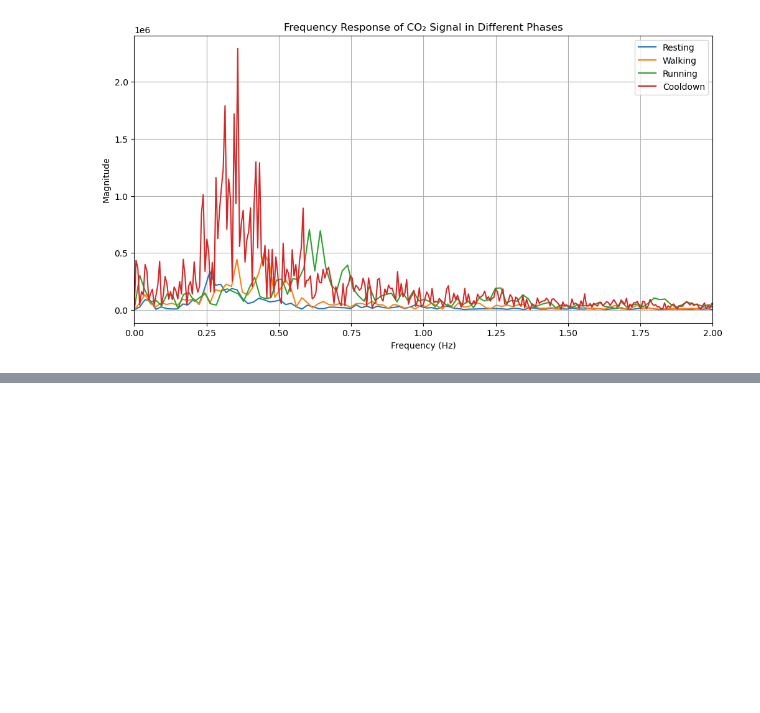
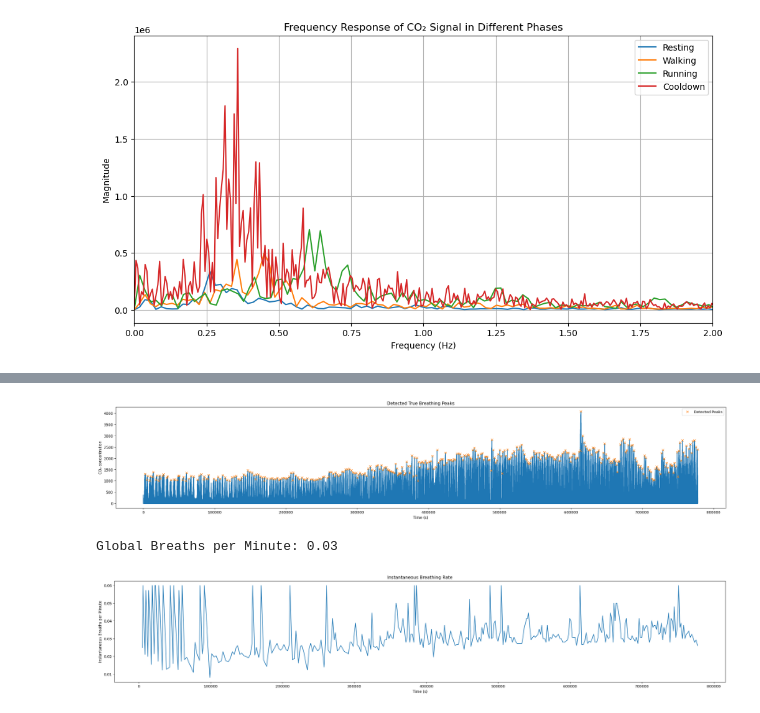
Before and after one commit to jayy-gan/fuzzy-invention, a Jupyter notebook: data-processing.ipynb, the cells around one changed output, grey strips where cells are left out. Cells and saved outputs as stored; diff of their text form; code cells hidden in the pictures; blank space fills up the shorter version.

```diff
--- a/data-processing.ipynb
+++ b/data-processing.ipynb
@@ -577,3 +523,8 @@ plt.xlim(0, 2)  # Breath signals are low frequency (0–2 Hz max typically)
 plt.show()
 # %% [output]
 [figure]
+# %%
+path="/Users/kaanborekci/Library/CloudStorage/OneDrive-NorthwesternUniversity/BME_390-1_Phrenic_Nerve/QUARTER 3/Data Analysis Code/log_11.csv"
+# %%
+df_29 = pd.read_csv(path)
+df_29
@@ -579,0 +545,50 @@ plt.show()
+# %%
+co2_signal = df_29["CO2"]
+time = df_29["Time(ms)"]
+# %%
+import pandas as pd
+import numpy as np
+import matplotlib.pyplot as plt
+from scipy.signal import find_peaks
+
+# Assuming your dataframe is already loaded as:
+# co2_df['time'] --> time in seconds
+# co2_df['co2']  --> CO2 concentration
+
+# 1. Detect Peaks directly on the raw CO2 signal, now with prominence
+prominence_value = 1000  # Adjust this based on your data
+peaks, _ = find_peaks(co2_signal, distance=100, prominence=prominence_value)
+# distance = 20 samples = 1 second minimum between peaks at 20 Hz
+
+# 2. Plot to verify peak detection
+plt.figure(figsize=(30, 5))  # Wider figure for stretched x-axis
+plt.plot(time, co2_signal)
+plt.plot(time.iloc[peaks], co2_signal.iloc[peaks], "x", label="Detected Peaks")
+plt.xlabel('Time (s)')
+plt.ylabel('CO₂ concentration')
+plt.title('Detected True Breathing Peaks')
+plt.legend()
+plt.show()
+
+# 3. Calculate Global BPM (breaths per minute)
+total_time_minutes = (time.iloc[-1] - time.iloc[0]) / 60
+total_breaths = len(peaks)
+bpm_global = total_breaths / total_time_minutes
+print(f"Global Breaths per Minute: {bpm_global:.2f}")
+
+# 4. Calculate Instantaneous BPM (optional)
+peak_times = time.iloc[peaks].values
+intervals_sec = np.diff(peak_times)  # time between peaks (seconds)
+instantaneous_bpm = 60 / intervals_sec  # convert to bpm
+
+# Plot instantaneous BPM (optional)
+plt.figure(figsize=(30,5))
+plt.plot(peak_times[1:], instantaneous_bpm)
+plt.xlabel('Time (s)')
+plt.ylabel('Instantaneous Breaths per Minute')
+plt.title('Instantaneous Breathing Rate')
+plt.show()
+# %% [output]
+[figure, added]
+Global Breaths per Minute: 0.03
+[figure, added]
```
Also changed, not shown: parts of 12 cells of this notebook.
